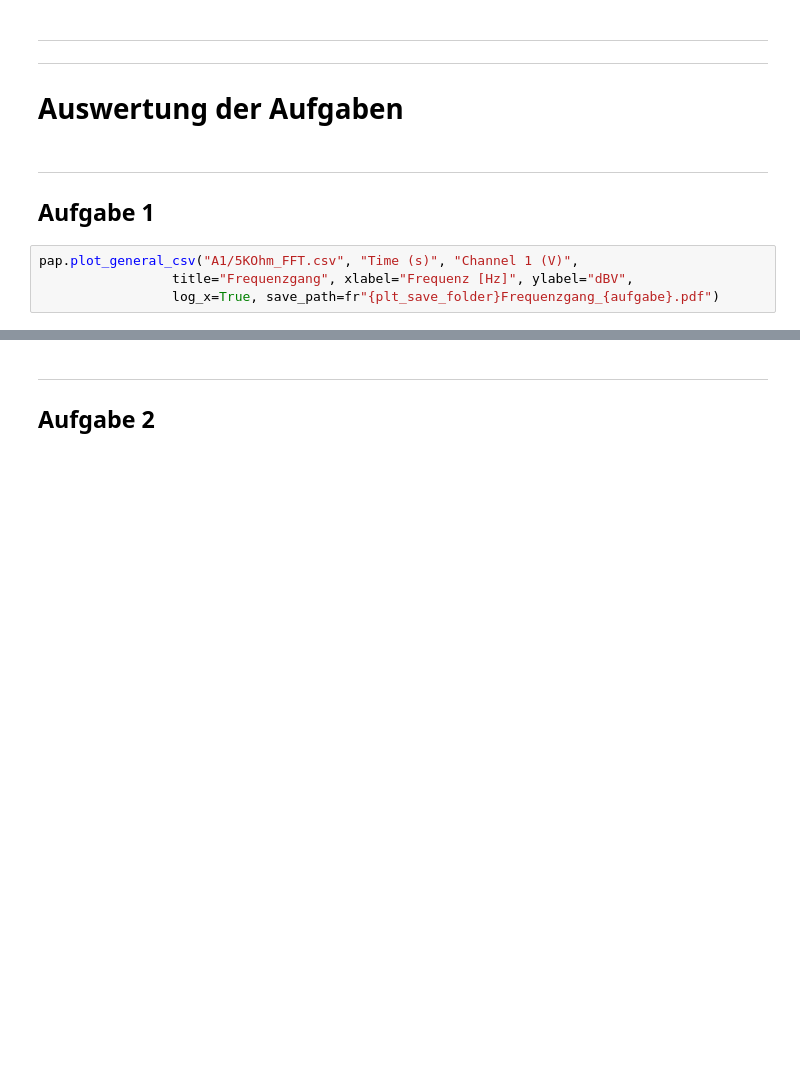
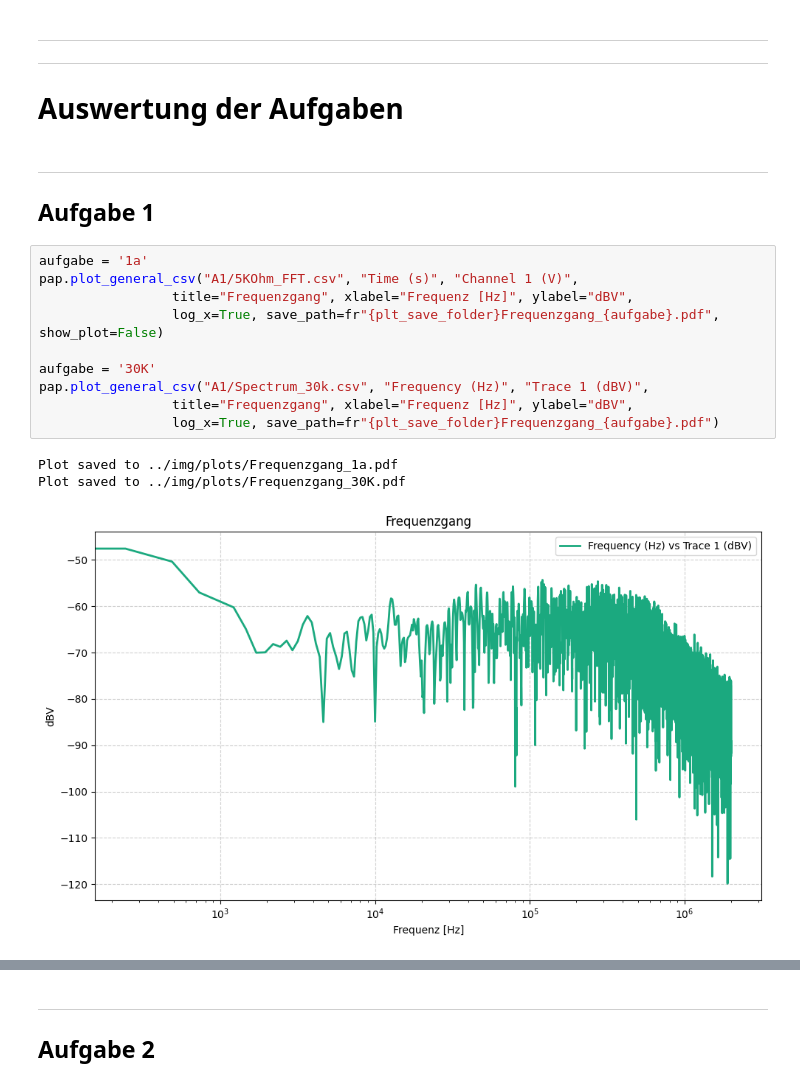
Before and after one commit to FinnZeumer/PAP-2, a Jupyter notebook: Versuche/243/Python/243.ipynb, the cells around one changed output, grey strips where cells are left out. Saved outputs shown, nothing was run; the diff lists cells and outputs as text; blank space fills up the shorter version.

```diff
--- a/Versuche/243/Python/243.ipynb
+++ b/Versuche/243/Python/243.ipynb
@@ -90,6 +90,16 @@ from sympy import separatevars
 
 ## Aufgabe 1
 # %%
+aufgabe = '1a'
 pap.plot_general_csv("A1/5KOhm_FFT.csv", "Time (s)", "Channel 1 (V)",
                  title="Frequenzgang", xlabel="Frequenz [Hz]", ylabel="dBV",
+                 log_x=True, save_path=fr"{plt_save_folder}Frequenzgang_{aufgabe}.pdf", show_plot=False)
+
+aufgabe = '30K'
+pap.plot_general_csv("A1/Spectrum_30k.csv", "Frequency (Hz)", "Trace 1 (dBV)",
+                 title="Frequenzgang", xlabel="Frequenz [Hz]", ylabel="dBV",
                  log_x=True, save_path=fr"{plt_save_folder}Frequenzgang_{aufgabe}.pdf")
+# %% [output]
+Plot saved to ../img/plots/Frequenzgang_1a.pdf
+Plot saved to ../img/plots/Frequenzgang_30K.pdf
+[figure, added]
```
Also changed, not shown: parts of 2 cells of this notebook, 10 other files.
